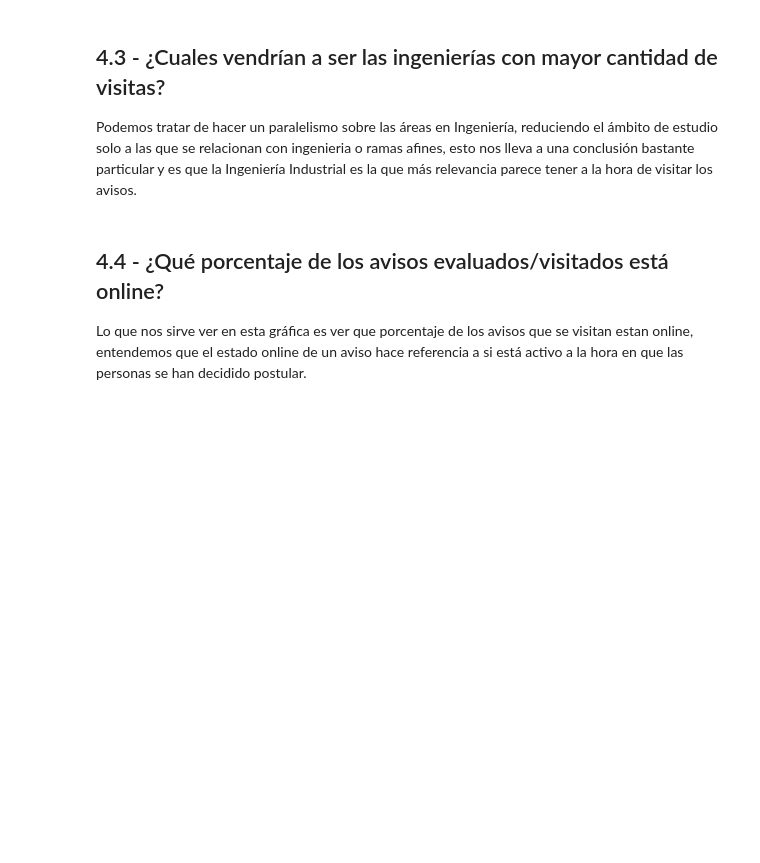
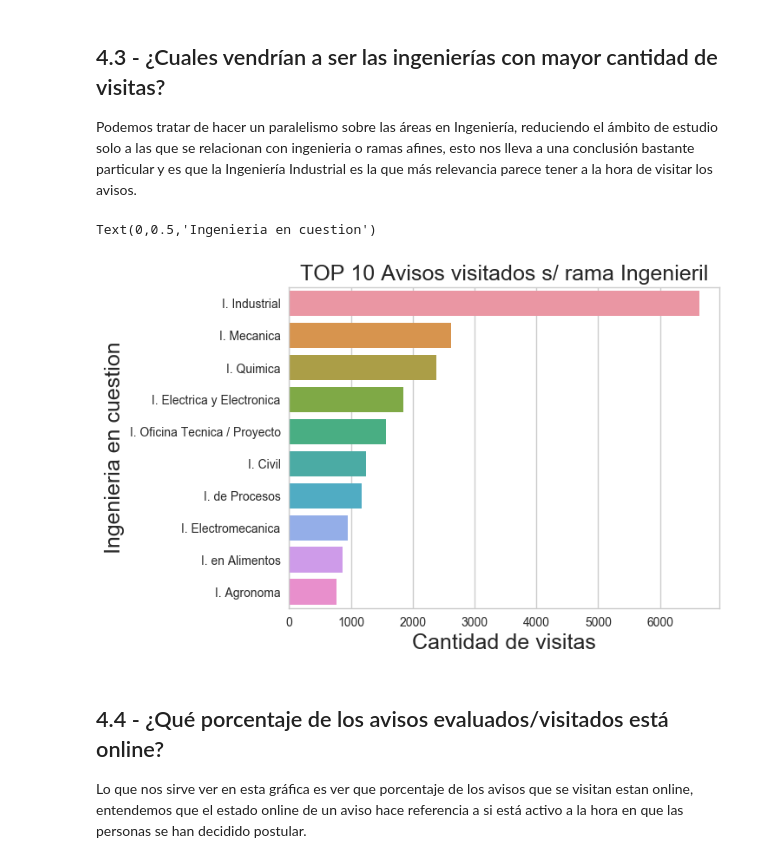
Before and after one commit to shizus/orga_datos_2018_1c, a Jupyter notebook: INFORME_TP1_REENTREGA.ipynb, the cells around one changed output. Saved outputs shown, nothing was run; the diff lists cells and outputs as text; code cells hidden in the pictures; blank space fills up the shorter version.

```diff
--- a/INFORME_TP1_REENTREGA.ipynb
+++ b/INFORME_TP1_REENTREGA.ipynb
@@ -374,9 +388,12 @@ Podemos tratar de hacer un paralelismo sobre las áreas en Ingeniería, reducien
 # %%
 ## GRAFICAMOS LAS DIEZ INGENIERÍAS CON MAYOR RELEVANCIA A LA HORA DE VISITAR LOS AVISOS.
 g = sns.barplot(x= diez_ingenierias.values, y=diez_ingenierias.index)
-g.set_title("TOP 10 Avisos visitados s/ rama Ingenieril", fontsize=15)
-g.set_xlabel("Cantidad de visitas", fontsize=12)
-g.set_ylabel("Ingenieria en cuestion", fontsize=12)
+g.set_title("TOP 10 Avisos visitados s/ rama Ingenieril", fontsize=18)
+g.set_xlabel("Cantidad de visitas", fontsize=18)
+g.set_ylabel("Ingenieria en cuestion", fontsize=18)
+# %% [output]
+Text(0,0.5,'Ingenieria en cuestion')
+[figure, added]
 # %% [markdown]
 ## 4.4 - ¿Qué porcentaje de los avisos evaluados/visitados está online?
 
```
Also changed, not shown: parts of 12 cells of this notebook.
